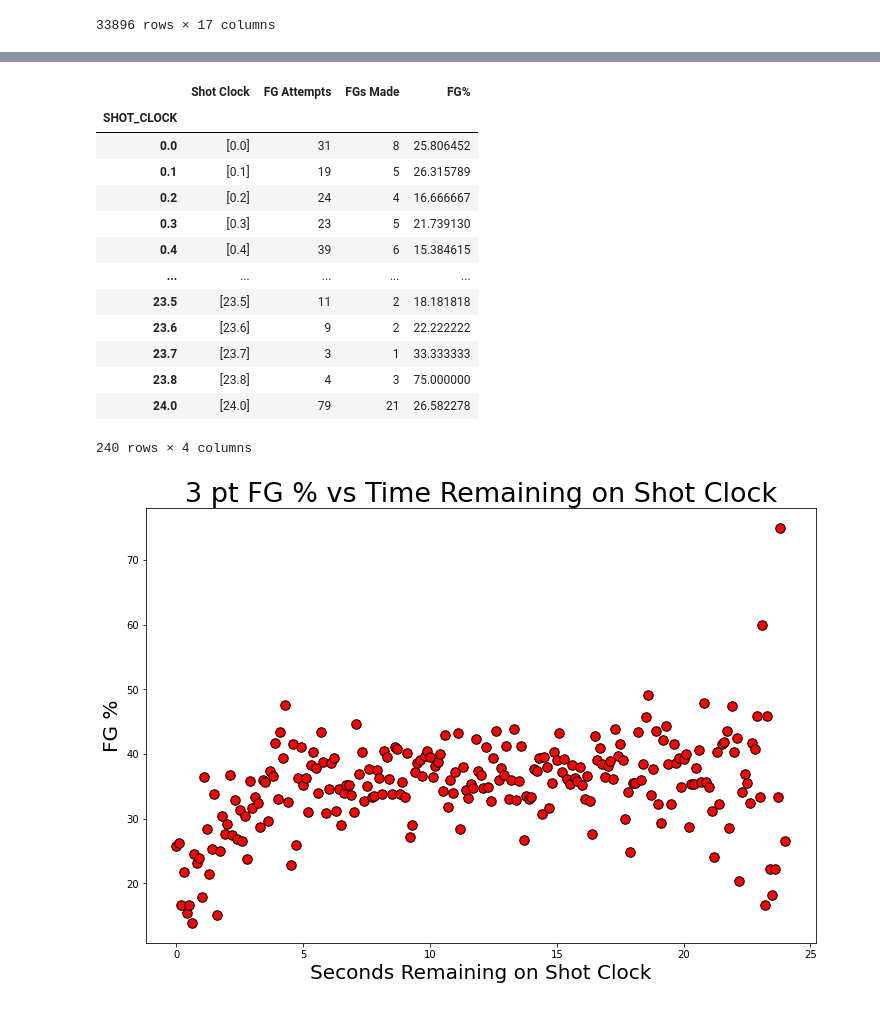
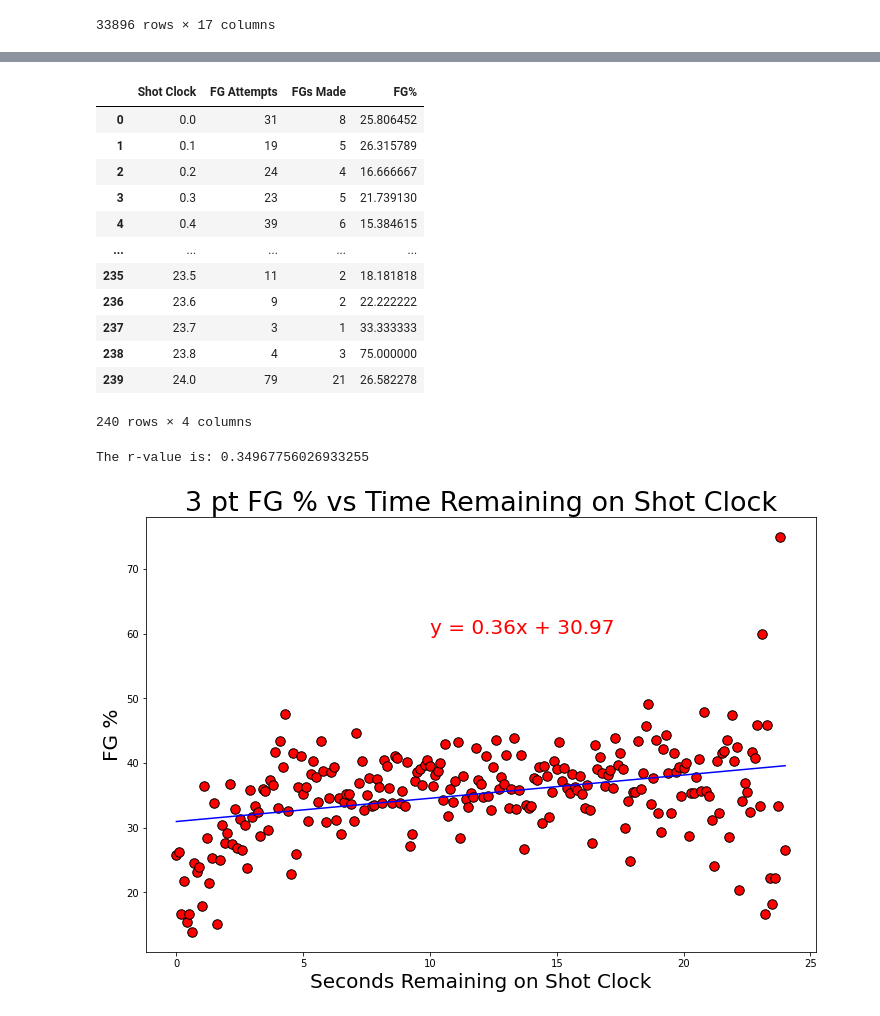
Before and after one commit to briennecole/NBA_Shot_Analysis, a Jupyter notebook: NBA_exploratory_analysis_Pete.ipynb, the cells around one changed output, grey strips where cells are left out. Saved outputs shown, nothing was run; the diff lists cells and outputs as text; code cells hidden in the pictures.

```diff
--- a/NBA_exploratory_analysis_Pete.ipynb
+++ b/NBA_exploratory_analysis_Pete.ipynb
@@ -338,50 +348,56 @@ fg_percent3 = shots_made3 / shot_clock_shots3 * 100
 
 # make a new dataframe for graphing
 graph_df3 = pd.DataFrame({
-    "Shot Clock": shot_clock_remaining3,
     "FG Attempts": shot_clock_shots3,
     "FGs Made": shots_made3,
     "FG%": fg_percent3
 })
 
+graph_df3 = graph_df3.reset_index()
+graph_df3 = graph_df3.rename(columns={"SHOT_CLOCK": "Shot Clock"})
+
 graph_df3
 # %% [output]
 |  | Shot Clock | FG Attempts | FGs Made | FG% |
-| SHOT_CLOCK |  |  |  |  |
-| 0.0 | [0.0] | 31 | 8 | 25.806452 |
-| 0.1 | [0.1] | 19 | 5 | 26.315789 |
-| 0.2 | [0.2] | 24 | 4 | 16.666667 |
-| 0.3 | [0.3] | 23 | 5 | 21.739130 |
-| 0.4 | [0.4] | 39 | 6 | 15.384615 |
+| 0 | 0.0 | 31 | 8 | 25.806452 |
+| 1 | 0.1 | 19 | 5 | 26.315789 |
+| 2 | 0.2 | 24 | 4 | 16.666667 |
+| 3 | 0.3 | 23 | 5 | 21.739130 |
+| 4 | 0.4 | 39 | 6 | 15.384615 |
 | ... | ... | ... | ... | ... |
-| 23.5 | [23.5] | 11 | 2 | 18.181818 |
-| 23.6 | [23.6] | 9 | 2 | 22.222222 |
-| 23.7 | [23.7] | 3 | 1 | 33.333333 |
-| 23.8 | [23.8] | 4 | 3 | 75.000000 |
-| 24.0 | [24.0] | 79 | 21 | 26.582278 |
+| 235 | 23.5 | 11 | 2 | 18.181818 |
+| 236 | 23.6 | 9 | 2 | 22.222222 |
+| 237 | 23.7 | 3 | 1 | 33.333333 |
+| 238 | 23.8 | 4 | 3 | 75.000000 |
+| 239 | 24.0 | 79 | 21 | 26.582278 |
 240 rows × 4 columns
 # %%
 fig1, ax1 = plt.subplots(figsize=(12, 8))
 x_value = graph_df3["Shot Clock"]
 y_value = graph_df3["FG%"]
 
-# (slope, intercept, rvalue, pvalue, stderr) = linregress(x_value, y_value)
-# regress_values = x_value * slope + intercept
+(slope, intercept, rvalue, pvalue, stderr) = linregress(x_value, y_value)
+regress_values = x_value * slope + intercept
 
-# line_eq = "y = " + str(round(slope, 2)) + "x + " + str(round(intercept, 2))
+line_eq = "y = " + str(round(slope, 2)) + "x + " + str(round(intercept, 2))
 plt.scatter(x_value, y_value, s=90, c="r", edgecolor="k")
 
-# # plot regression line
-# plt.plot(x_value, regress_values, "b-")
+# plot regression line
+plt.plot(x_value, regress_values, "b-")
 
-# # print equation in graph
-# plt.annotate(line_eq, (0,0), fontsize=20, color="r")
+# print equation in graph
+plt.annotate(line_eq, (10,60), fontsize=20, color="r")
 
 # add labels for readibility
 plt.title("3 pt FG % vs Time Remaining on Shot Clock", fontsize=27)
 plt.xlabel("Seconds Remaining on Shot Clock", fontsize=20)
 plt.ylabel("FG %", fontsize=20)
 
+print(f"The r-value is: {rvalue}")
+
+plt.savefig("output_data/FG%3.png")
+
 plt.show()
 # %% [output]
+The r-value is: 0.34967756026933255
-[figure, old version]
+[figure, new version]
```
Also changed, not shown: parts of 5 cells of this notebook, 4 other files.
